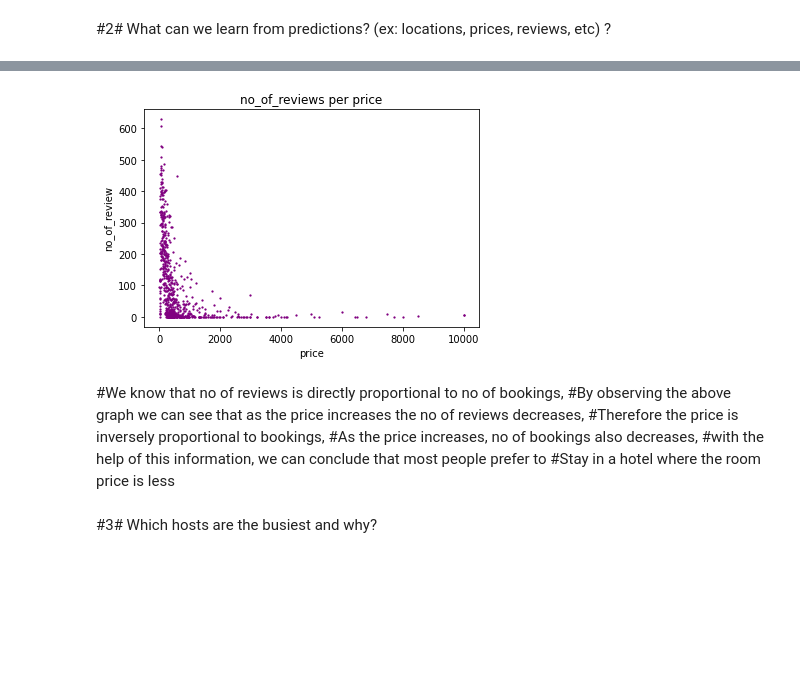
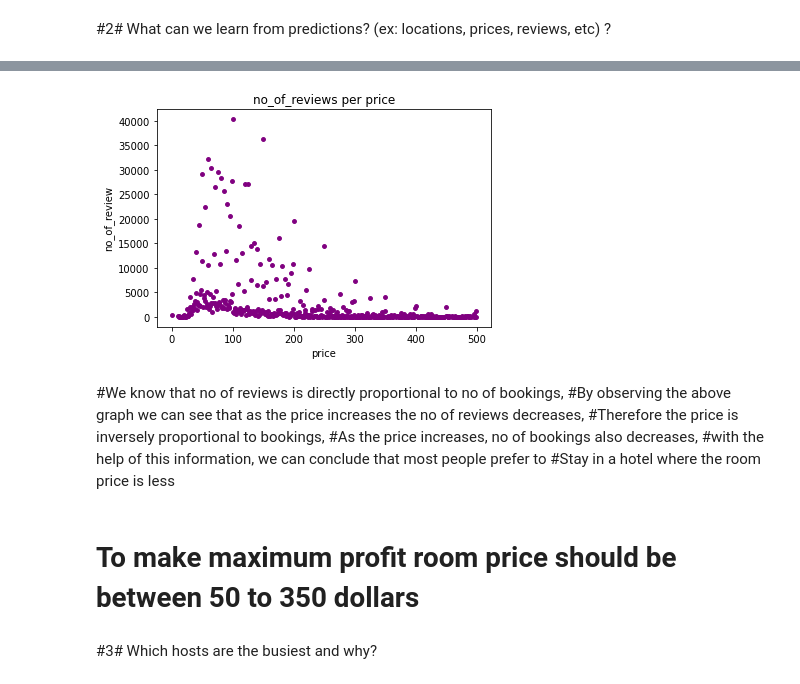
Before and after one commit to surajjorwar/AirBnb-booking-analysis---python, a Jupyter notebook: Suraj_Jorwar_Airbnb_Bookings_Analysis.ipynb, the cells around one changed output, grey strips where cells are left out. Saved outputs shown, nothing was run; the diff lists cells and outputs as text; code cells hidden in the pictures; blank space fills up the shorter version.

```diff
--- a/Suraj_Jorwar_Airbnb_Bookings_Analysis.ipynb
+++ b/Suraj_Jorwar_Airbnb_Bookings_Analysis.ipynb
@@ -324,0 +330,3 @@ plt.show()
+# %%
+#considering only those rows where price is less than 500
+nd = df[df['price']<500]
@@ -325,5 +342,5 @@ plt.show()
 # %%
-price_vs_reviews = df.groupby('price')['number_of_reviews'].max().reset_index().sort_values(by ='price',ascending = True)
+price_vs_reviews = nd.groupby('price')['number_of_reviews'].sum().reset_index().sort_values(by ='price',ascending = True)
 # %%
 price_vs_reviews
 # %% [output]
@@ -348,11 +367,13 @@ no_of_reviews = price_vs_reviews['number_of_reviews']
 # %%
-plt.scatter(price,no_of_reviews,color='purple',s=1.5)
+price = price_vs_reviews['price']
+no_of_reviews = price_vs_reviews['number_of_reviews']
+plt.scatter(price,no_of_reviews,color='purple',s=15)
 plt.title('no_of_reviews per price')
 plt.xlabel('price')
 plt.ylabel('no_of_review')
 plt.show()
 # %% [output]
-[figure, old version]
+[figure, new version]
 # %% [markdown]
 #We know that no of reviews is directly proportional to no of bookings,
 #By observing the above graph we can see that as the price increases the no of reviews decreases,
@@ -360,6 +381,8 @@ plt.show()
 #As the price increases, no of bookings also decreases,
 #with the help of this information, we can conclude that most people prefer to
 #Stay in a hotel where the room price is less
+# %% [markdown]
+# To make maximum profit room price  should be between 50  to  350  dollars
 # %% [markdown]
 #3# Which hosts are the busiest and why?
 # %%
```
Also changed, not shown: parts of 26 cells of this notebook.
